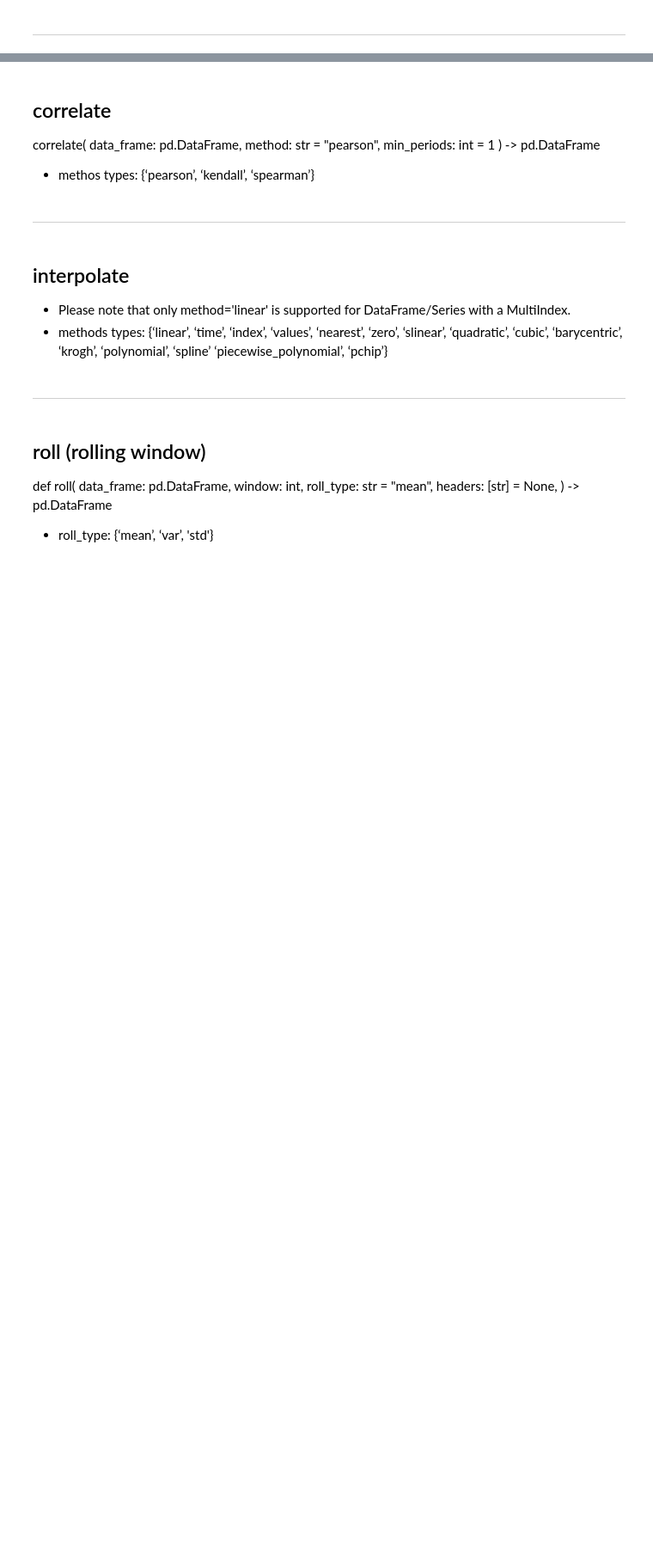
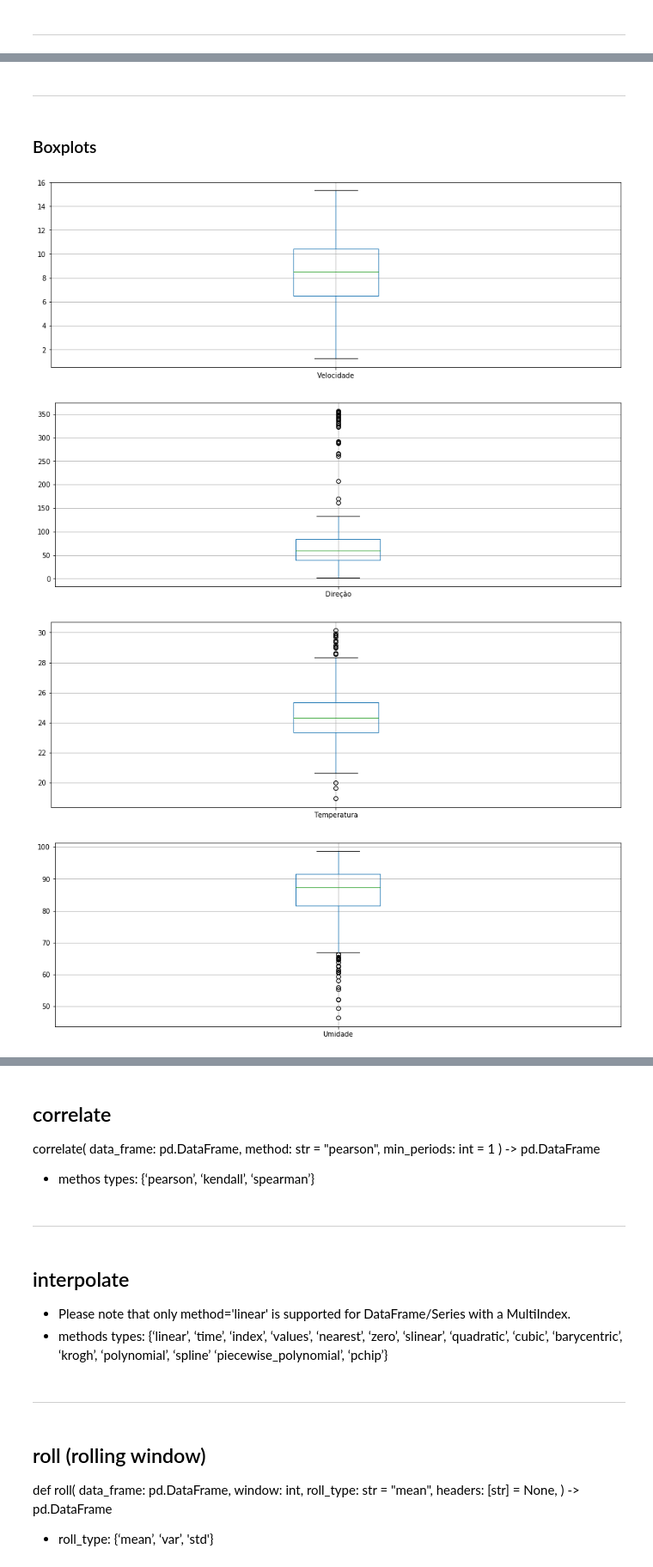
Before and after one commit to patricksferraz/analytics-utils, a Jupyter notebook: analytics-dash.ipynb, the cells around one changed output, grey strips where cells are left out. Shown at 86% size. Saved outputs shown, nothing was run; the diff lists cells and outputs as text; code cells hidden in the pictures; blank space fills up the shorter version.

```diff
--- a/analytics-dash.ipynb
+++ b/analytics-dash.ipynb
@@ -78,0 +198,13 @@ describe_data(df, lang='en')
+# %% [markdown]
+---
+# %% [markdown]
+### Boxplots
+# %%
+for c in inter_c.columns[4:]:
+    _, ax1 = plt.subplots(1, 1, figsize=(15, 5))
+    inter_c.boxplot(column=c, figsize=(15, 5), ax=ax1)
+# %% [output]
+[figure, added]
+[figure, added]
+[figure, added]
+[figure, added]
```
Also changed, not shown: parts of 30 cells of this notebook.
